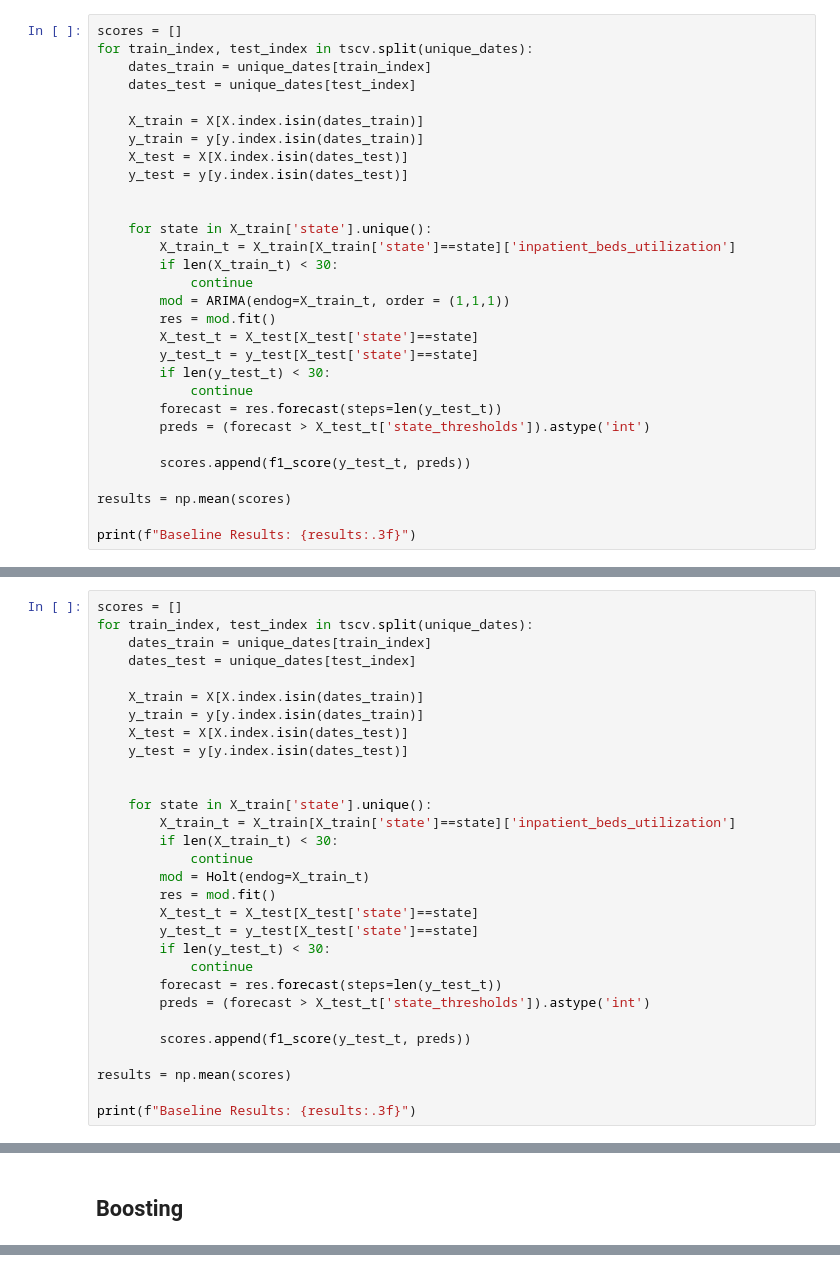
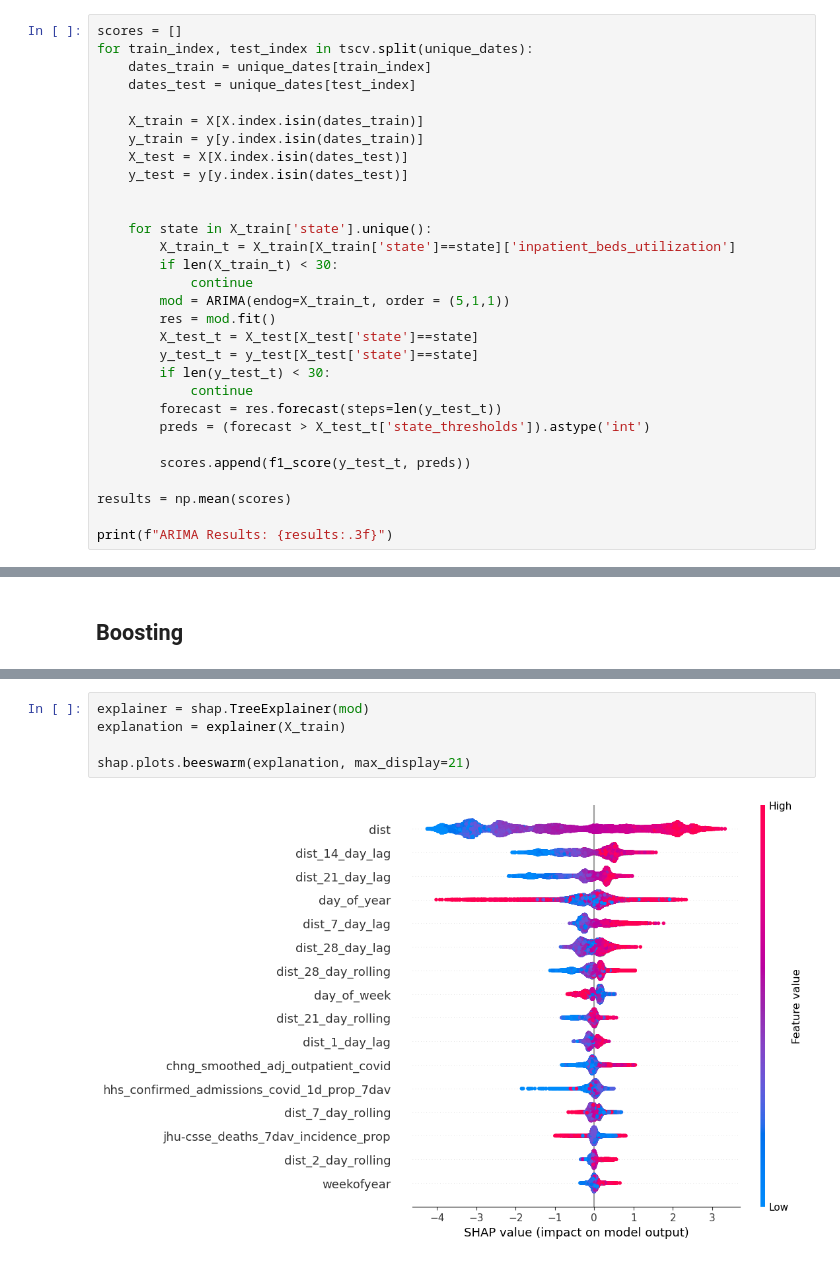
Before and after one commit to j-hendricks/covid-cases-exploration, a Jupyter notebook: prediction.ipynb, the cells around one changed output, grey strips where cells are left out. Cells and saved outputs as stored; diff of their text form.

```diff
--- a/prediction.ipynb
+++ b/prediction.ipynb
@@ -227,7 +219,7 @@ for train_index, test_index in tscv.split(unique_dates):
         X_train_t = X_train[X_train['state']==state]['inpatient_beds_utilization']
         if len(X_train_t) < 30:
             continue
-        mod = ARIMA(endog=X_train_t, order = (1,1,1))
+        mod = ARIMA(endog=X_train_t, order = (5,1,1))
         res = mod.fit()
         X_test_t = X_test[X_test['state']==state]
         y_test_t = y_test[X_test['state']==state]
@@ -240,5 +232,5 @@ for train_index, test_index in tscv.split(unique_dates):
 
 results = np.mean(scores)
 
-print(f"Baseline Results: {results:.3f}")
+print(f"ARIMA Results: {results:.3f}")
 # %% [output]
@@ -282,30 +237,0 @@ Baseline Results: 0.648
-# %%
-scores = []
-for train_index, test_index in tscv.split(unique_dates):
-    dates_train = unique_dates[train_index]
-    dates_test = unique_dates[test_index]
-
-    X_train = X[X.index.isin(dates_train)]
-    y_train = y[y.index.isin(dates_train)]
-    X_test = X[X.index.isin(dates_test)]
-    y_test = y[y.index.isin(dates_test)]
-
-
-    for state in X_train['state'].unique():
-        X_train_t = X_train[X_train['state']==state]['inpatient_beds_utilization']
-        if len(X_train_t) < 30:
-            continue
-        mod = Holt(endog=X_train_t)
-        res = mod.fit()
-        X_test_t = X_test[X_test['state']==state]
-        y_test_t = y_test[X_test['state']==state]
-        if len(y_test_t) < 30:
-            continue
-        forecast = res.forecast(steps=len(y_test_t))
-        preds = (forecast > X_test_t['state_thresholds']).astype('int')
-
-        scores.append(f1_score(y_test_t, preds))
-
-results = np.mean(scores)
-
-print(f"Baseline Results: {results:.3f}")
@@ -381 +320,8 @@ XGBRegressor Results: 0.901
+# %%
+explainer = shap.TreeExplainer(mod)
+explanation = explainer(X_train)
+
+shap.plots.beeswarm(explanation, max_display=21)
+# %% [output]
+[figure, added]
 # %%
```
Also changed, not shown: parts of 17 cells of this notebook.
